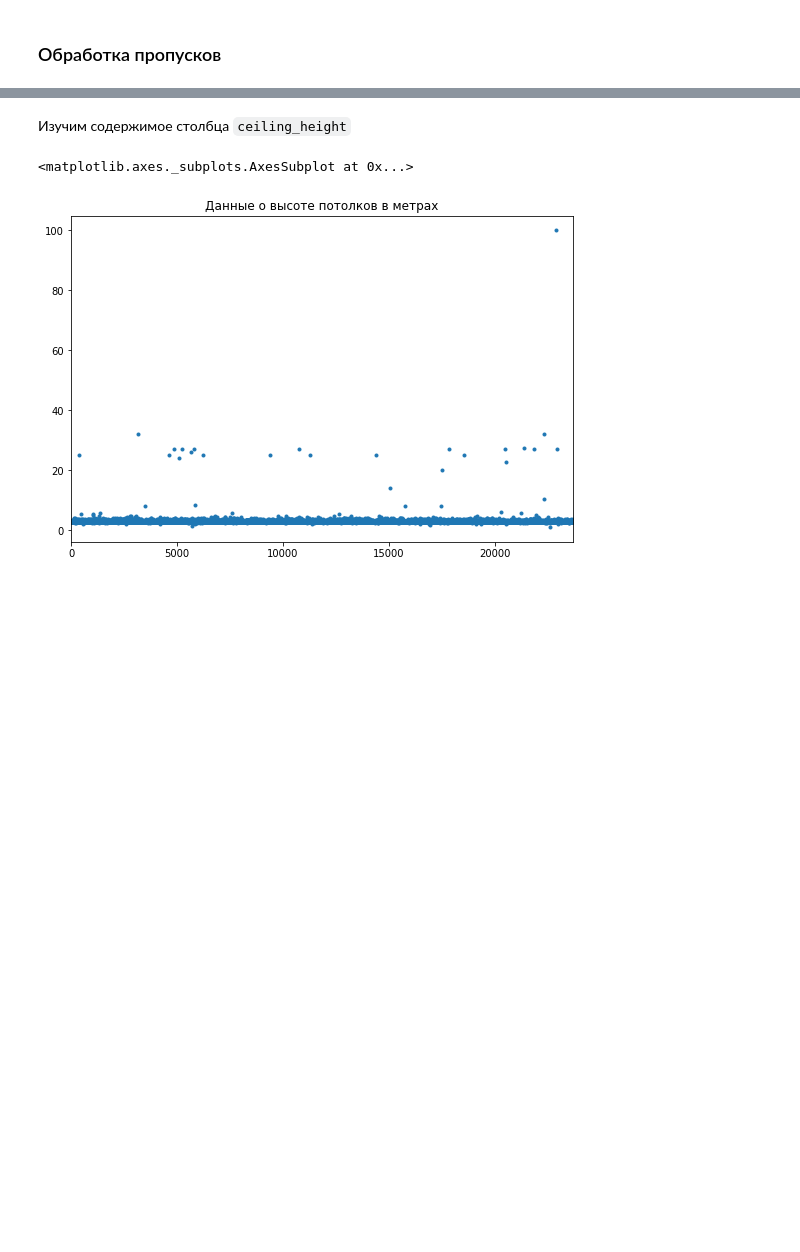
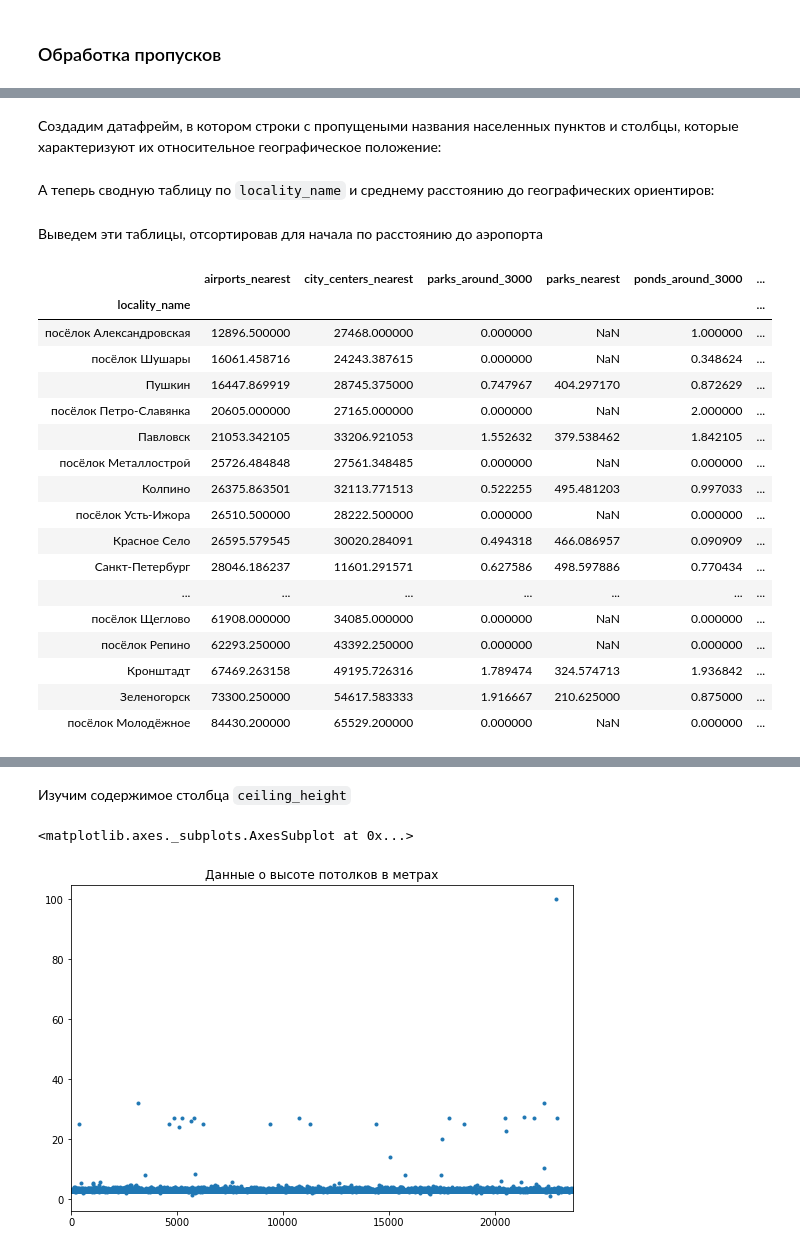
Before and after one commit to mazor86/praktikum_data_science, a Jupyter notebook: sprint_04/mazor86_sprint_04.ipynb, the cells around one changed output, grey strips where cells are left out. Saved outputs shown, nothing was run; the diff lists cells and outputs as text; code cells hidden in the pictures; blank space fills up the shorter version.

```diff
--- a/sprint_04/mazor86_sprint_04.ipynb
+++ b/sprint_04/mazor86_sprint_04.ipynb
@@ -62,0 +68,6 @@ data.head(10)
+# %%
+data = data.rename(columns={
+    'cityCenters_nearest': 'city_centers_nearest',
+    'parks_around3000': 'parks_around_3000',
+    'ponds_around3000': 'ponds_around_3000'})
+data.info()
@@ -64,0 +118,2 @@ data.head(10)
+# %% [markdown]
+Создадим датафрейм, в котором строки с пропущеными названия населенных пунктов и столбцы, которые характеризуют их относительное географическое положение:
@@ -64,0 +129,35 @@ data.head(10)
+# %% [markdown]
+А теперь сводную таблицу по `locality_name` и среднему расстоянию до географических ориентиров:
+# %%
+pivot_locality_geography = data.pivot_table(
+    index='locality_name',
+    values=[
+        'airports_nearest',
+        'city_centers_nearest',
+        'parks_around_3000',
+        'parks_nearest',
+        'ponds_around_3000',
+        'ponds_nearest'])
+# %% [markdown]
+Выведем эти таблицы, отсортировав для начала по расстоянию до аэропорта
+# %%
+pivot_locality_geography.sort_values(by='airports_nearest')
+# %% [output]
+|  | airports_nearest | city_centers_nearest | parks_around_3000 | parks_nearest | ponds_around_3000 | ... |
+| locality_name |  |  |  |  |  | ... |
+| посёлок Александровская | 12896.500000 | 27468.000000 | 0.000000 | NaN | 1.000000 | ... |
+| посёлок Шушары | 16061.458716 | 24243.387615 | 0.000000 | NaN | 0.348624 | ... |
+| Пушкин | 16447.869919 | 28745.375000 | 0.747967 | 404.297170 | 0.872629 | ... |
+| посёлок Петро-Славянка | 20605.000000 | 27165.000000 | 0.000000 | NaN | 2.000000 | ... |
+| Павловск | 21053.342105 | 33206.921053 | 1.552632 | 379.538462 | 1.842105 | ... |
+| посёлок Металлострой | 25726.484848 | 27561.348485 | 0.000000 | NaN | 0.000000 | ... |
+| Колпино | 26375.863501 | 32113.771513 | 0.522255 | 495.481203 | 0.997033 | ... |
+| посёлок Усть-Ижора | 26510.500000 | 28222.500000 | 0.000000 | NaN | 0.000000 | ... |
+| Красное Село | 26595.579545 | 30020.284091 | 0.494318 | 466.086957 | 0.090909 | ... |
+| Санкт-Петербург | 28046.186237 | 11601.291571 | 0.627586 | 498.597886 | 0.770434 | ... |
+| ... | ... | ... | ... | ... | ... | ... |
+| посёлок Щеглово | 61908.000000 | 34085.000000 | 0.000000 | NaN | 0.000000 | ... |
+| посёлок Репино | 62293.250000 | 43392.250000 | 0.000000 | NaN | 0.000000 | ... |
+| Кронштадт | 67469.263158 | 49195.726316 | 1.789474 | 324.574713 | 1.936842 | ... |
+| Зеленогорск | 73300.250000 | 54617.583333 | 1.916667 | 210.625000 | 0.875000 | ... |
+| посёлок Молодёжное | 84430.200000 | 65529.200000 | 0.000000 | NaN | 0.000000 | ... |
```
Also changed, not shown: parts of 12 cells of this notebook, 1 other file.
